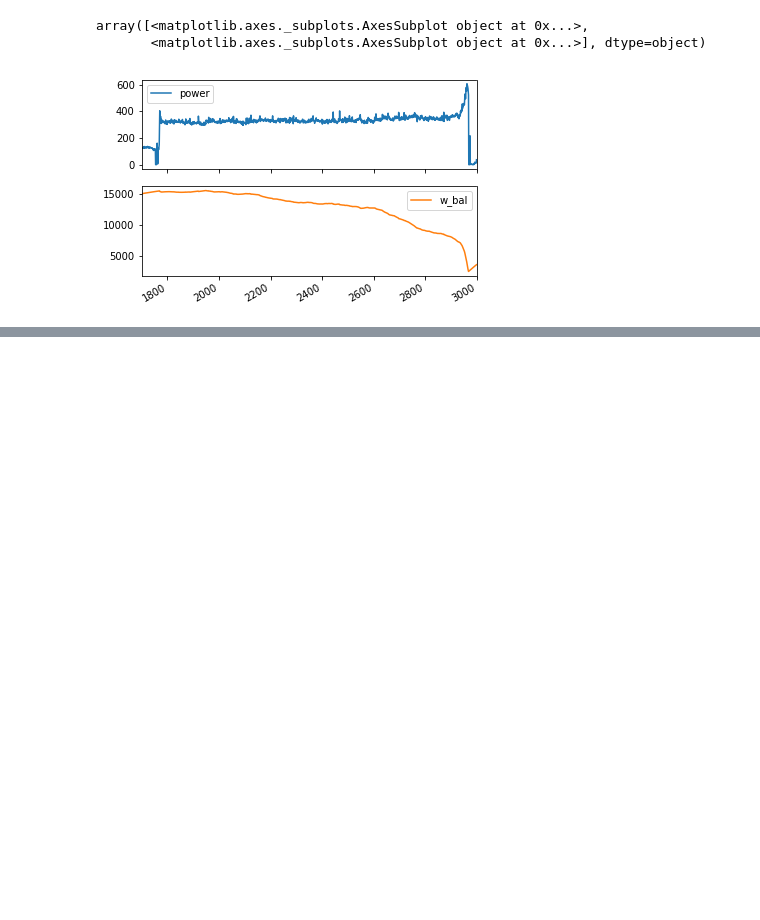
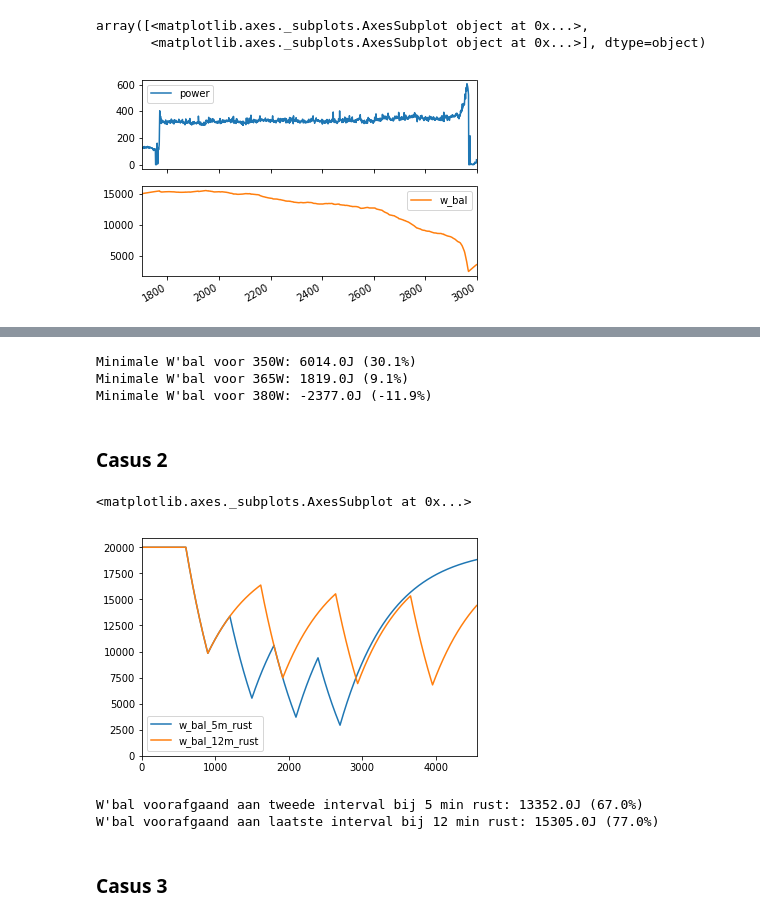
Before and after one commit to AartGoossens/publications, a Jupyter notebook: sportgericht/artikel.ipynb, the cells around one changed output, grey strips where cells are left out. Drawn from its saved outputs; the diff is of its cells as text; code cells hidden in the pictures; blank space fills up the shorter version.

```diff
--- a/sportgericht/artikel.ipynb
+++ b/sportgericht/artikel.ipynb
@@ -61,0 +122,57 @@ wdf = wdf.assign(w_bal=wdf.w_prime_balance())
+# %%
+for i in ['350', '365', '380']:
+    min_w_bal = getattr(wdf, 'w_bal_'+i).min()
+    print('Minimale W\'bal voor {vermogen}W: {min_w_bal}J ({perc}%)'.format(
+        vermogen=i,
+        min_w_bal=round(min_w_bal),
+        perc=round(min_w_bal/athlete.w_prime*100, 1)
+    ))
+# %% [output]
+Minimale W'bal voor 350W: 6014.0J (30.1%)
+Minimale W'bal voor 365W: 1819.0J (9.1%)
+Minimale W'bal voor 380W: -2377.0J (-11.9%)
+# %% [markdown]
+### Casus 2
+# %%
+athlete = Athlete(cp=300, w_prime=20000)
+vo2_vermogen = athlete.cp + athlete.w_prime/(8*60)
+
+def vermogen_casus_2(rust_lengte):
+    warming_up = [100]*600
+    interval = [vo2_vermogen]*300
+    rust = [0]*rust_lengte
+    cooling_down = [100]*600
+    return warming_up + interval + rust + interval + rust + interval + rust + interval + cooling_down
+
+short = 300
+long = 720
+
+wdf = WorkoutDataFrame()
+wdf.athlete = athlete
+wdf = wdf.assign(power=vermogen_casus_2(short) + [0.]*(long-short)*3)
+wdf = wdf.assign(w_bal_5m_rust=wdf.w_prime_balance())
+
+wdf = wdf.assign(power=vermogen_casus_2(long))
+wdf = wdf.assign(w_bal_12m_rust=wdf.w_prime_balance())
+# %%
+wdf.loc[:, ['w_bal_5m_rust', 'w_bal_12m_rust']].plot(ylim=0)
+# %% [output]
+<matplotlib.axes._subplots.AxesSubplot at 0x...>
+[figure, added]
+# %%
+w_bal_voor_tweede_5m = wdf.w_bal_5m_rust[600 + 300 + 300]
+print('W\'bal voorafgaand aan tweede interval bij 5 min rust: {w_bal}J ({perc}%)'.format(
+        w_bal=round(w_bal_voor_tweede_5m),
+        perc=round(w_bal_voor_tweede_5m/athlete.w_prime*100)
+))
+
+w_bal_voor_laatste_12m = wdf.w_bal_12m_rust[600 + 3*300 + 3*720]
+print('W\'bal voorafgaand aan laatste interval bij 12 min rust: {w_bal}J ({perc}%)'.format(
+        w_bal=round(w_bal_voor_laatste_12m),
+        perc=round(w_bal_voor_laatste_12m/athlete.w_prime*100)
+))
+# %% [output]
+W'bal voorafgaand aan tweede interval bij 5 min rust: 13352.0J (67.0%)
+W'bal voorafgaand aan laatste interval bij 12 min rust: 15305.0J (77.0%)
+# %% [markdown]
+### Casus 3
```
Also changed, not shown: parts of 16 cells of this notebook, 1 other file.
